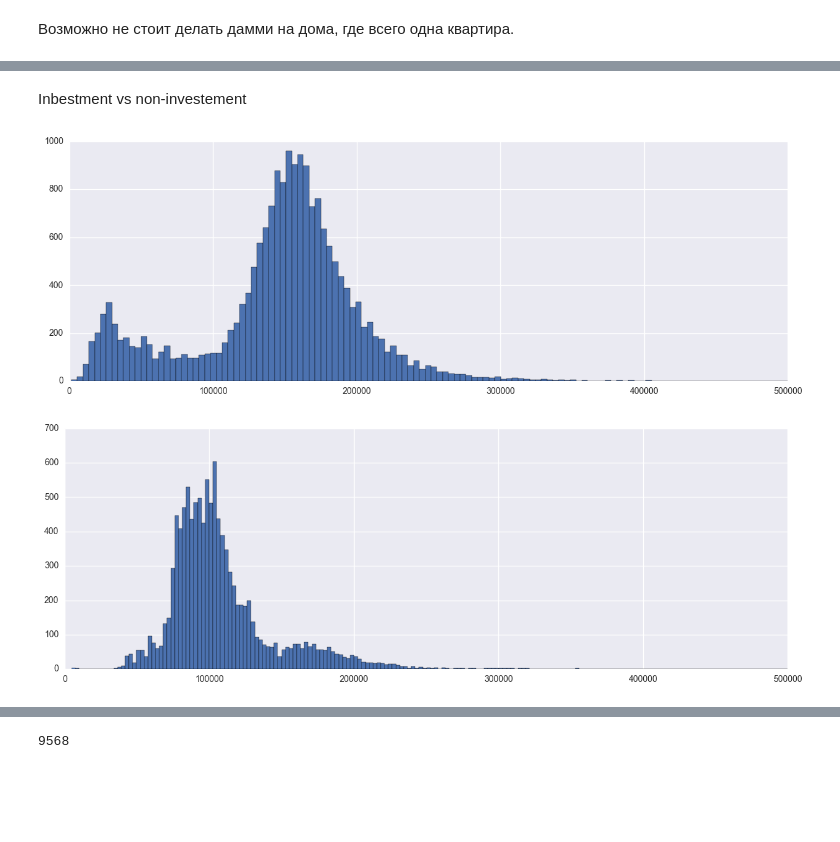
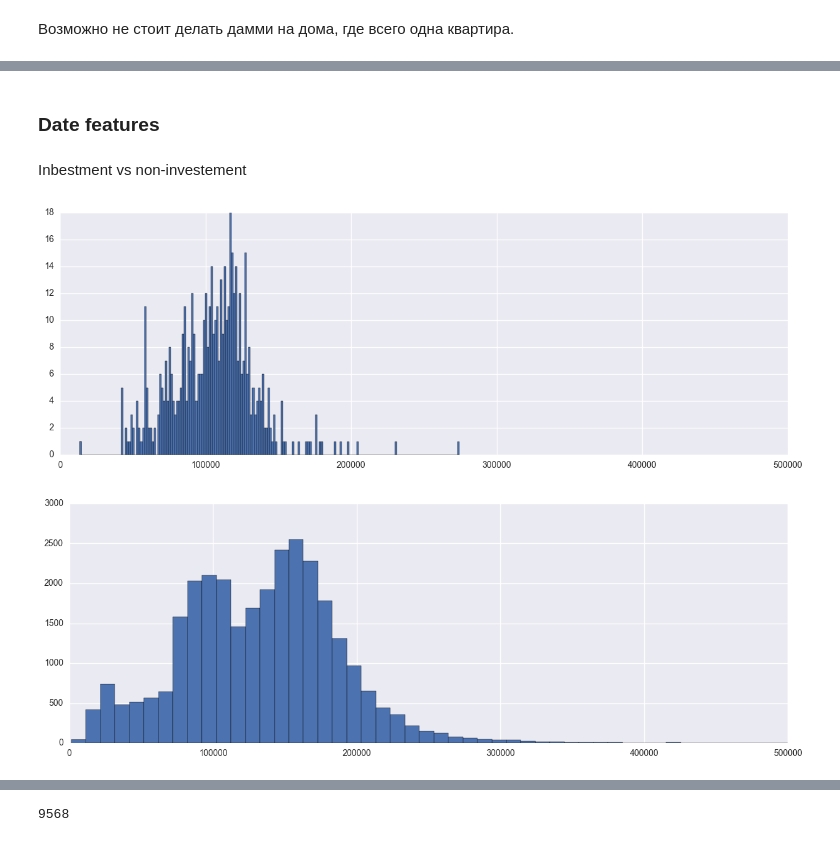
Before and after one commit to GlebFilatov/sber_kaggle, a Jupyter notebook: Macro.ipynb, the cells around one changed output, grey strips where cells are left out. Drawn from its saved outputs; the diff is of its cells as text; code cells hidden in the pictures; blank space fills up the shorter version.

```diff
--- a/Macro.ipynb
+++ b/Macro.ipynb
@@ -431,0 +417,2 @@ data[data['factorized']==1][['price_doc','timestamp','sub_area','full_sq','max_f
+# %% [markdown]
+### Date features
@@ -433,15 +431,15 @@ data[data['factorized']==1][['price_doc','timestamp','sub_area','full_sq','max_f
 Inbestment vs non-investement
 # %%
 fig =plt.figure(figsize=(15,5))
-plt.hist(train.loc[train['product_type']=='Investment', 'per_meter'], bins = 500)
+plt.hist(train.loc[train['build_year']==0, 'per_meter'], bins = 200)
 plt.xlim(0,5e5)
 plt.show()
 # %% [output]
-[figure, old version]
+[figure, new version]
 # %%
 fig =plt.figure(figsize=(15,5))
-plt.hist(train.loc[train['product_type']!='Investment', 'per_meter'], bins = 200)
+plt.hist(train.loc[train['build_year']!=0, 'per_meter'], bins = 200)
 plt.xlim(0,5e5)
 plt.show()
 # %% [output]
-[figure, old version]
+[figure, new version]
```
Also changed, not shown: parts of 26 cells of this notebook, 14 other files.
